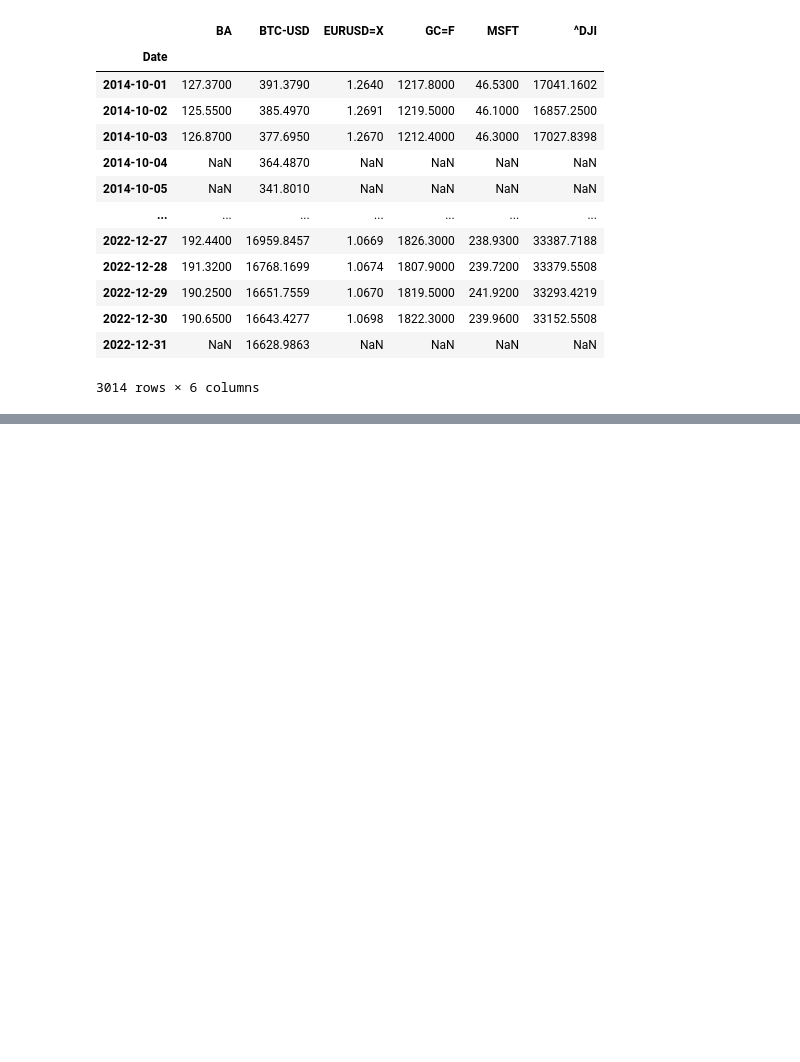
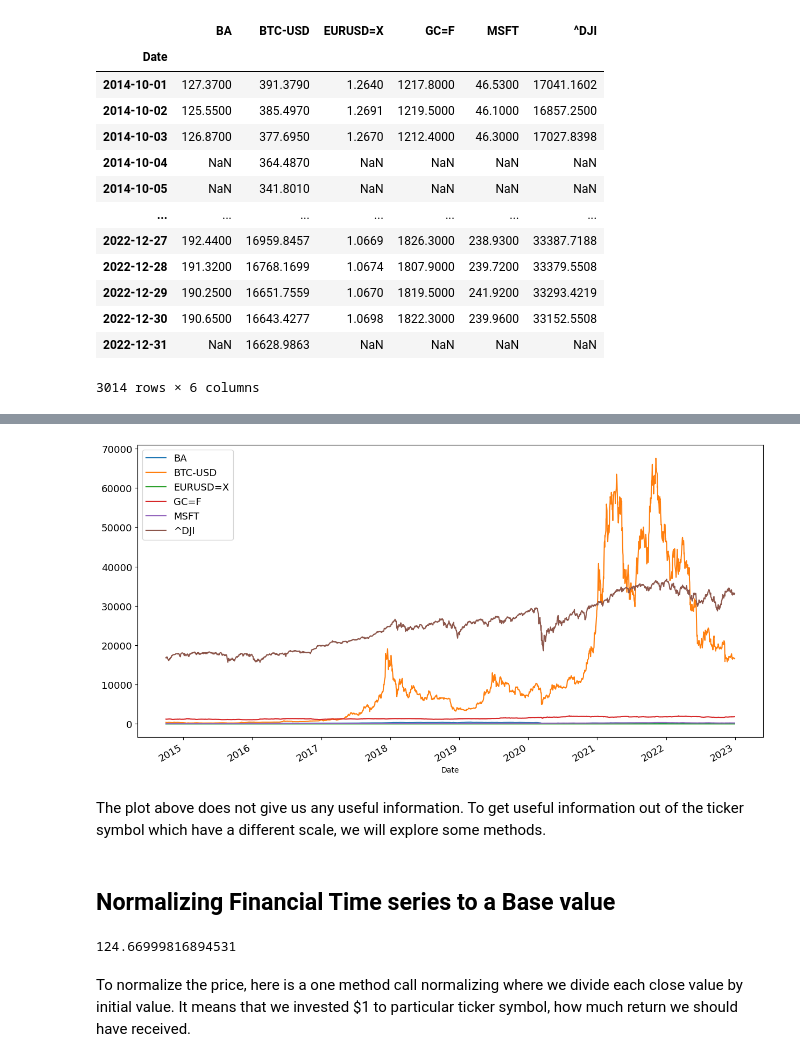
Before and after one commit to savan2508/Jupyter-Notebooks, a Jupyter notebook: Finance/Financial Data Analysis with Python .ipynb, the cells around one changed output, grey strips where cells are left out. Drawn from its saved outputs; the diff is of its cells as text; code cells hidden in the pictures; blank space fills up the shorter version.

```diff
--- a/Finance/Financial Data Analysis with Python .ipynb
+++ b/Finance/Financial Data Analysis with Python .ipynb
@@ -136,0 +231,17 @@ df.High
+# %%
+# To plot a multi variable chart we can simply execute following code.
+close.dropna().plot(figsize=(15, 8), fontsize= 13)
+plt.legend(fontsize = 13)
+plt.show()
+# %% [output]
+[figure, added]
+# %% [markdown]
+The plot above does not give us any useful information. To get useful information out of the ticker symbol which have a different scale, we will explore some methods.
+# %% [markdown]
+## Normalizing Financial Time series to a Base value
+# %%
+close.iloc[0 ,0]
+# %% [output]
+124.66999816894531
+# %% [markdown]
+To normalize the price, here is a one method call normalizing where we divide each close value by initial value. It means that we invested $1 to particular ticker symbol, how much return we should have received.
```
Also changed, not shown: parts of 32 cells of this notebook.
